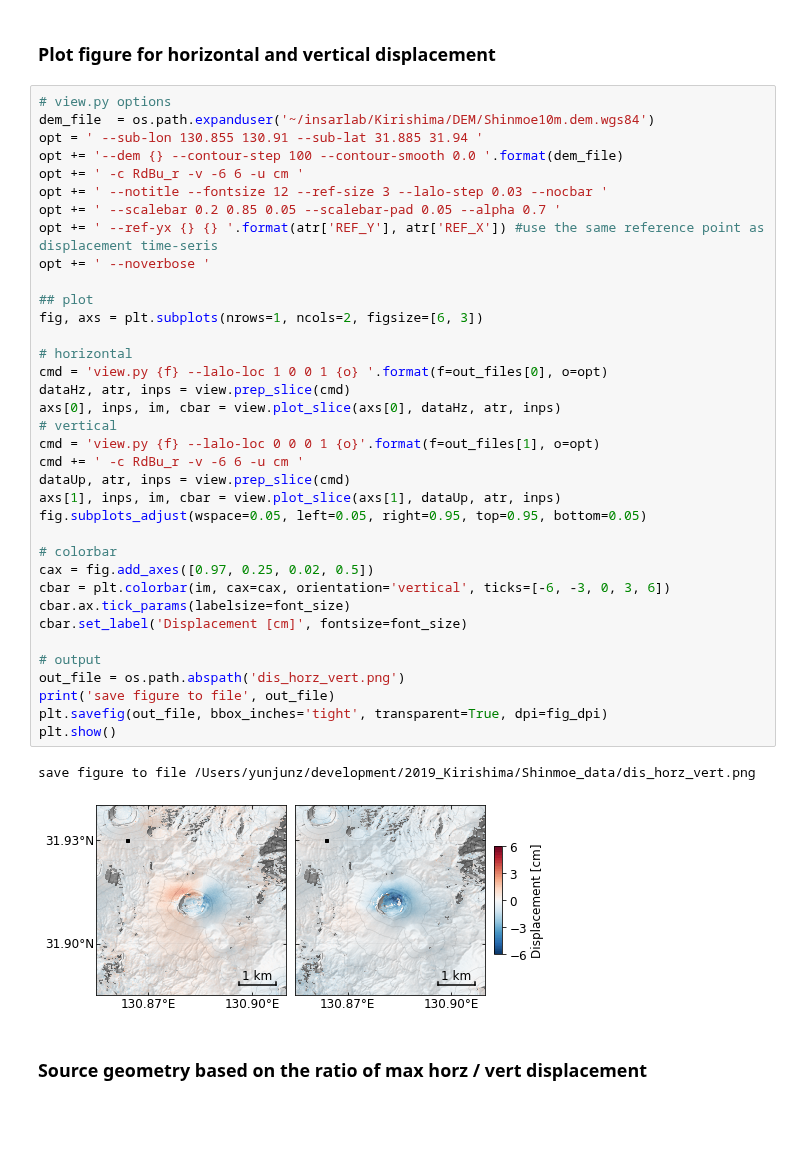
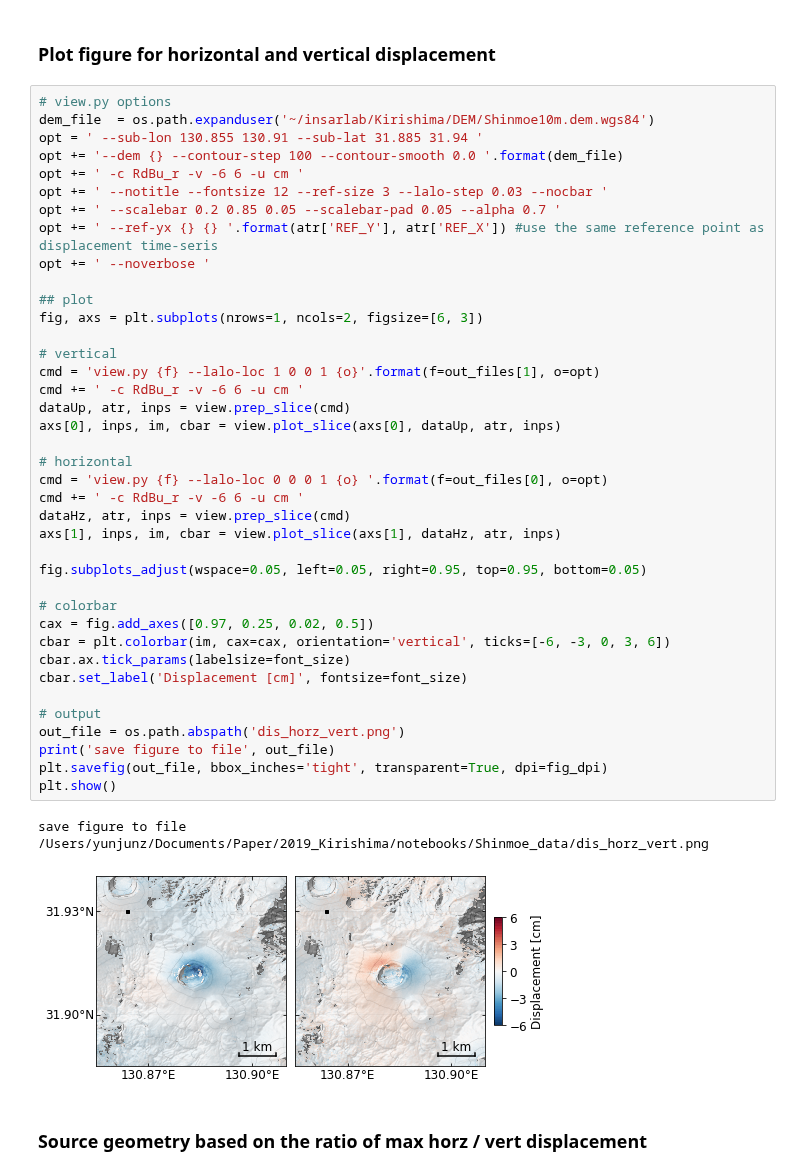
Before and after one commit to geodesymiami/2021-Kirishima, a Jupyter notebook: Fig_3_vert_horz.ipynb, the cells around one changed output. Cells and saved outputs as stored; diff of their text form; blank space fills up the shorter version.

```diff
--- a/Fig_3_vert_horz.ipynb
+++ b/Fig_3_vert_horz.ipynb
@@ -63,41 +45,44 @@ Done.
 # view.py options
 dem_file  = os.path.expanduser('~/insarlab/Kirishima/DEM/Shinmoe10m.dem.wgs84')
 opt = ' --sub-lon 130.855 130.91 --sub-lat 31.885 31.94 '
 opt += '--dem {} --contour-step 100 --contour-smooth 0.0 '.format(dem_file)
 opt += ' -c RdBu_r -v -6 6 -u cm '
 opt += ' --notitle --fontsize 12 --ref-size 3 --lalo-step 0.03 --nocbar '
 opt += ' --scalebar 0.2 0.85 0.05 --scalebar-pad 0.05 --alpha 0.7 '
 opt += ' --ref-yx {} {} '.format(atr['REF_Y'], atr['REF_X']) #use the same reference point as displacement time-seris
 opt += ' --noverbose '
 
 ## plot
 fig, axs = plt.subplots(nrows=1, ncols=2, figsize=[6, 3])
 
-# horizontal
-cmd = 'view.py {f} --lalo-loc 1 0 0 1 {o} '.format(f=out_files[0], o=opt)
-dataHz, atr, inps = view.prep_slice(cmd)
-axs[0], inps, im, cbar = view.plot_slice(axs[0], dataHz, atr, inps)
 # vertical
-cmd = 'view.py {f} --lalo-loc 0 0 0 1 {o}'.format(f=out_files[1], o=opt)
+cmd = 'view.py {f} --lalo-loc 1 0 0 1 {o}'.format(f=out_files[1], o=opt)
 cmd += ' -c RdBu_r -v -6 6 -u cm '
 dataUp, atr, inps = view.prep_slice(cmd)
-axs[1], inps, im, cbar = view.plot_slice(axs[1], dataUp, atr, inps)
+axs[0], inps, im, cbar = view.plot_slice(axs[0], dataUp, atr, inps)
+
+# horizontal
+cmd = 'view.py {f} --lalo-loc 0 0 0 1 {o} '.format(f=out_files[0], o=opt)
+cmd += ' -c RdBu_r -v -6 6 -u cm '
+dataHz, atr, inps = view.prep_slice(cmd)
+axs[1], inps, im, cbar = view.plot_slice(axs[1], dataHz, atr, inps)
+
 fig.subplots_adjust(wspace=0.05, left=0.05, right=0.95, top=0.95, bottom=0.05)
 
 # colorbar
 cax = fig.add_axes([0.97, 0.25, 0.02, 0.5])
 cbar = plt.colorbar(im, cax=cax, orientation='vertical', ticks=[-6, -3, 0, 3, 6])
 cbar.ax.tick_params(labelsize=font_size)
 cbar.set_label('Displacement [cm]', fontsize=font_size)
 
 # output
 out_file = os.path.abspath('dis_horz_vert.png')
 print('save figure to file', out_file)
 plt.savefig(out_file, bbox_inches='tight', transparent=True, dpi=fig_dpi)
 plt.show()
 # %% [output]
-save figure to file /Users/yunjunz/development/2019_Kirishima/Shinmoe_data/dis_horz_vert.png
+save figure to file /Users/yunjunz/Documents/Paper/2019_Kirishima/notebooks/Shinmoe_data/dis_horz_vert.png
-[figure, old version]
+[figure, new version]
 # %% [markdown]
 ### Source geometry based on the ratio of max horz / vert displacement
 # %%
```
Also changed, not shown: parts of 1 cell of this notebook, 4 other files.
